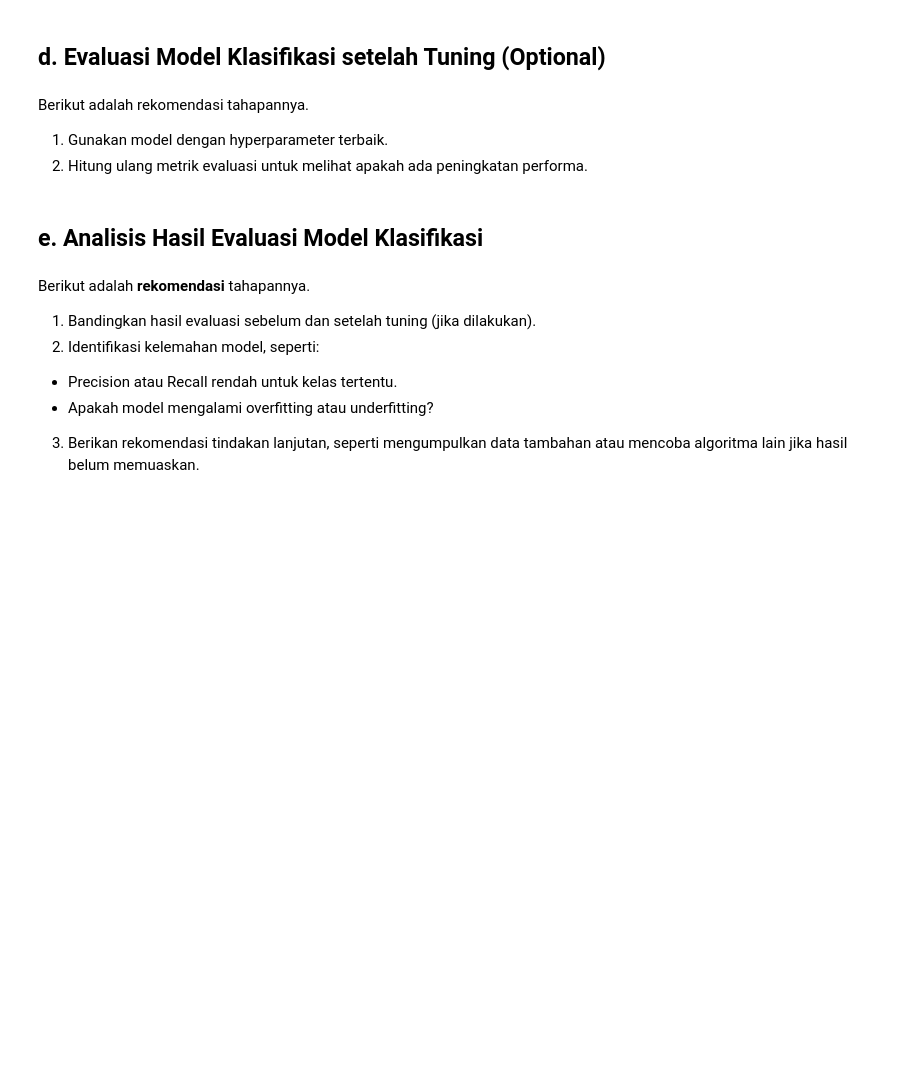
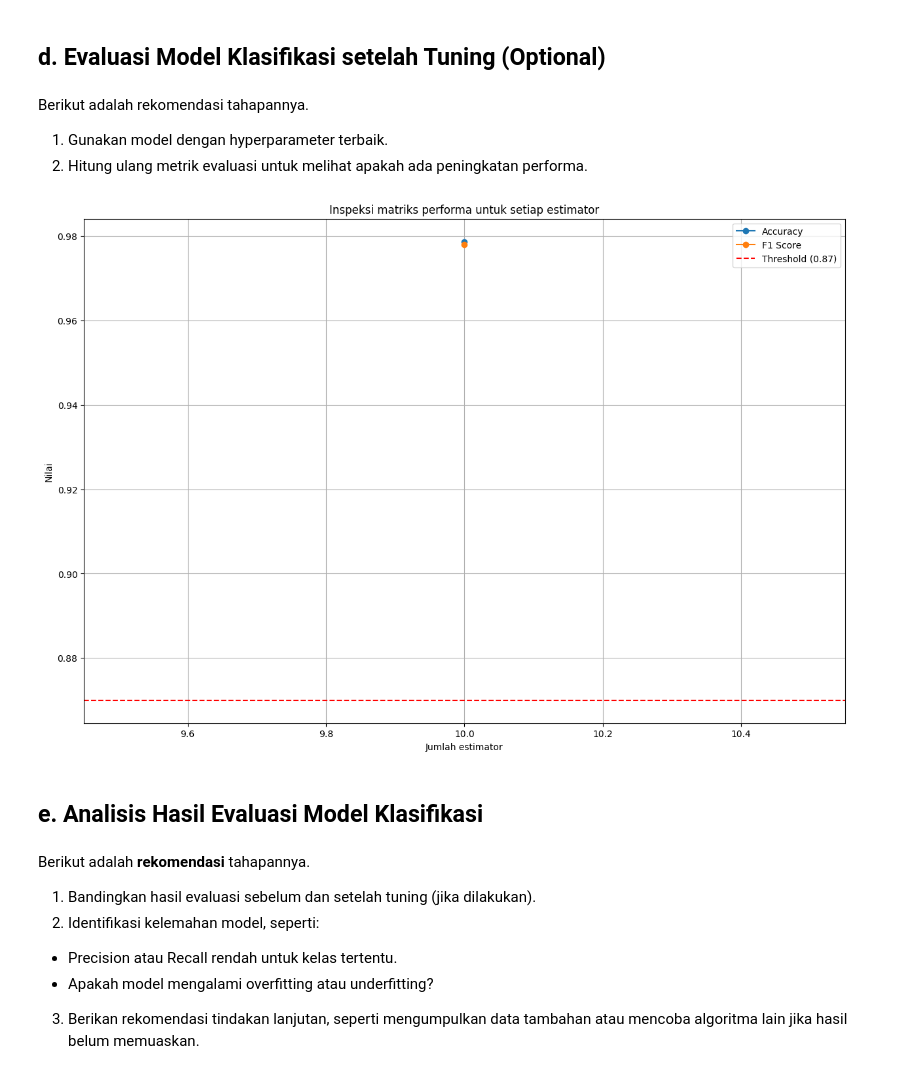
Before and after one commit to DGkurnia/cnkproject, a Jupyter notebook: BMLP_Derfansyah_Guswiranata_Kurnia_klasifikasi.ipynb, the cells around one changed output. Saved outputs shown, nothing was run; the diff lists cells and outputs as text; code cells hidden in the pictures; blank space fills up the shorter version.

```diff
--- a/BMLP_Derfansyah_Guswiranata_Kurnia_klasifikasi.ipynb
+++ b/BMLP_Derfansyah_Guswiranata_Kurnia_klasifikasi.ipynb
@@ -727,3 +754,17 @@ Berikut adalah rekomendasi tahapannya.
+# %%
+#Perbandingan hasil konvesional dengan hasil 'tuning' melalui cvgrid dengan 'perbandingan estimasi'
+plt.figure(figsize=(15, 10))
+plt.plot(n_estimators_list, accuracies, label='Accuracy', marker='o')
+plt.plot(n_estimators_list, f1_scores, label='F1 Score', marker='o')
+plt.axhline(y=0.87, color='r', linestyle='--', label='Threshold (0.87)')
+plt.title('Inspeksi matriks performa untuk setiap estimator')
+plt.xlabel('Jumlah estimator')
+plt.ylabel('Nilai')
+plt.legend()
+plt.grid()
+plt.show()
+# %% [output]
+[figure, added]
 # %% [markdown]
 ## **e. Analisis Hasil Evaluasi Model Klasifikasi**
 # %% [markdown]
```
Also changed, not shown: parts of 26 cells of this notebook.
